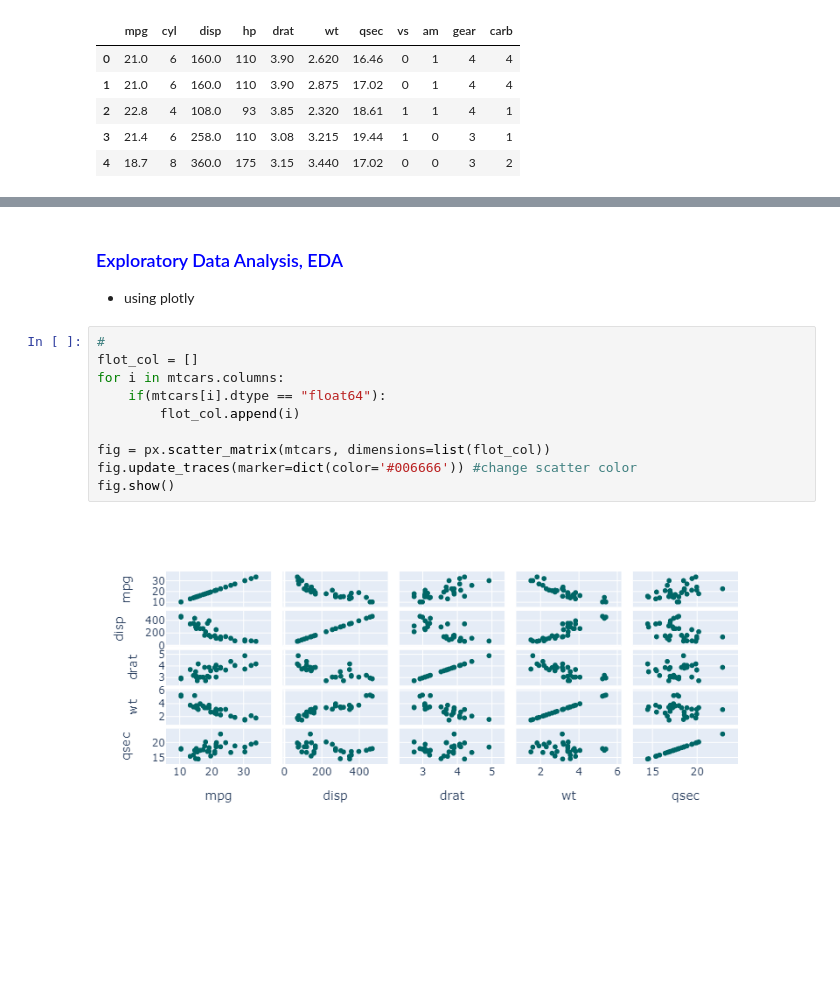
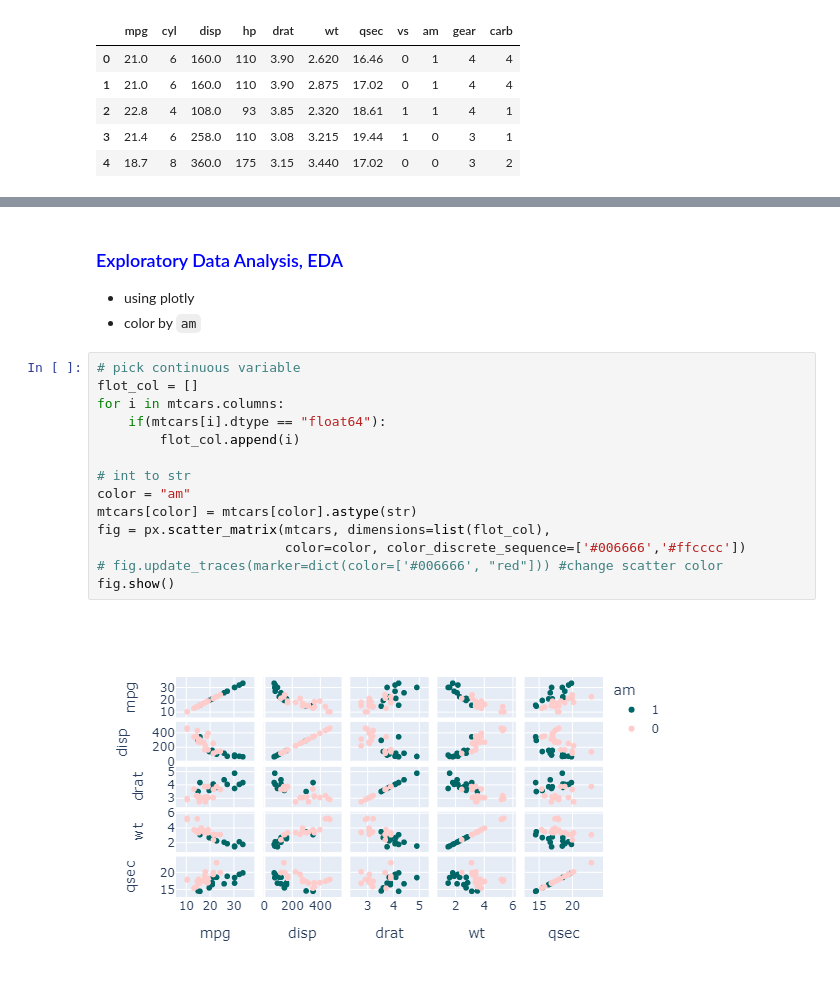
Before and after one commit to yiyi0411/Machine-Learning, a Jupyter notebook: Linear Regression.ipynb, the cells around one changed output, grey strips where cells are left out. Drawn from its saved outputs; the diff is of its cells as text; blank space fills up the shorter version.

```diff
--- a/Linear Regression.ipynb
+++ b/Linear Regression.ipynb
@@ -302,15 +313,20 @@ mtcars.corr()
 # %% [markdown]
 ### <font color=#0000FF>Exploratory Data Analysis, EDA</font>
 - using plotly
+- color by `am`
 # %%
-#
+# pick continuous variable
 flot_col = []
 for i in mtcars.columns:
     if(mtcars[i].dtype == "float64"):
         flot_col.append(i)
 
-fig = px.scatter_matrix(mtcars, dimensions=list(flot_col))
-fig.update_traces(marker=dict(color='#006666')) #change scatter color
+# int to str
+color = "am"
+mtcars[color] = mtcars[color].astype(str)
+fig = px.scatter_matrix(mtcars, dimensions=list(flot_col),
+                        color=color, color_discrete_sequence=['#006666','#ffcccc'])
+# fig.update_traces(marker=dict(color=['#006666', "red"])) #change scatter color
 fig.show()
 # %% [output]
-[figure, old version]
+[figure, new version]
```
Also changed, not shown: parts of 8 cells of this notebook, 2 other files.
